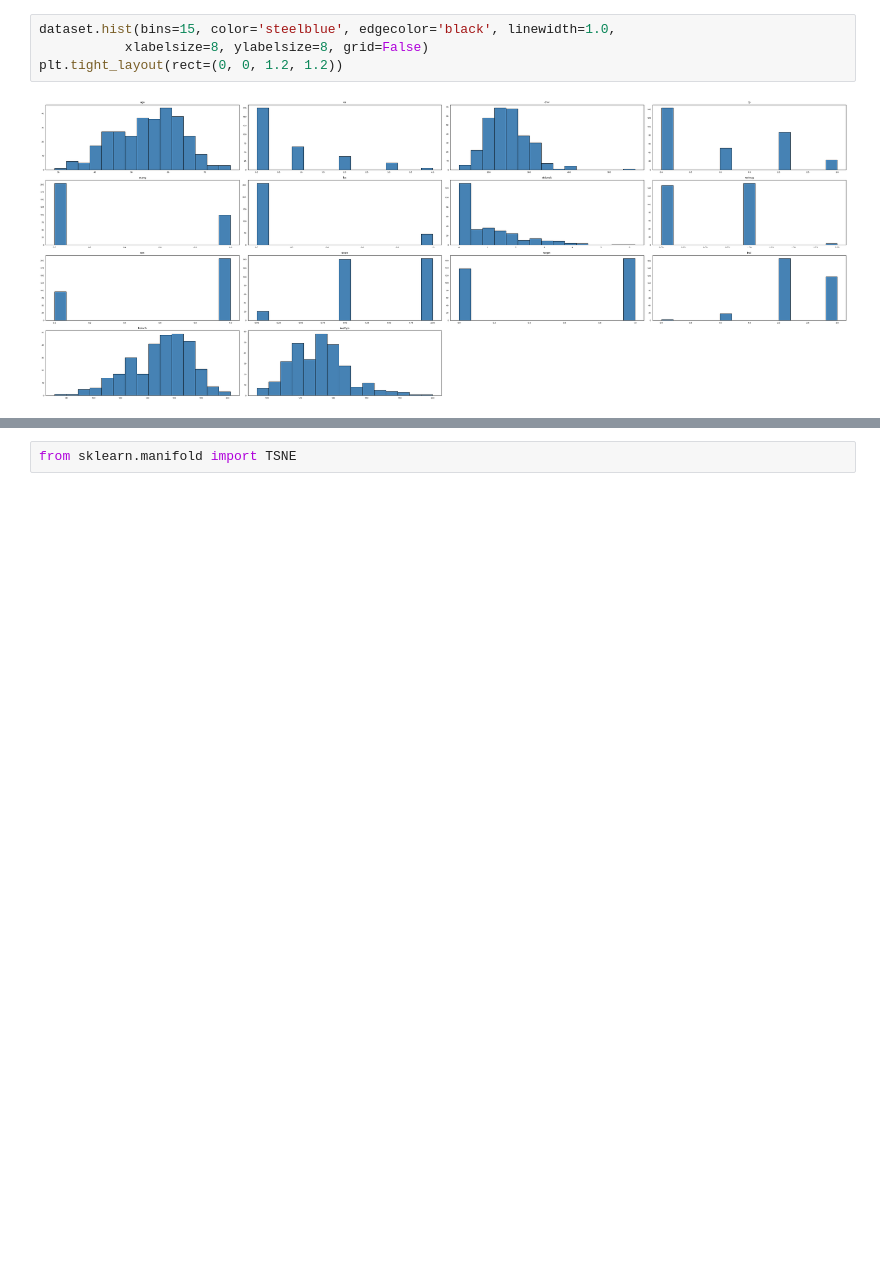
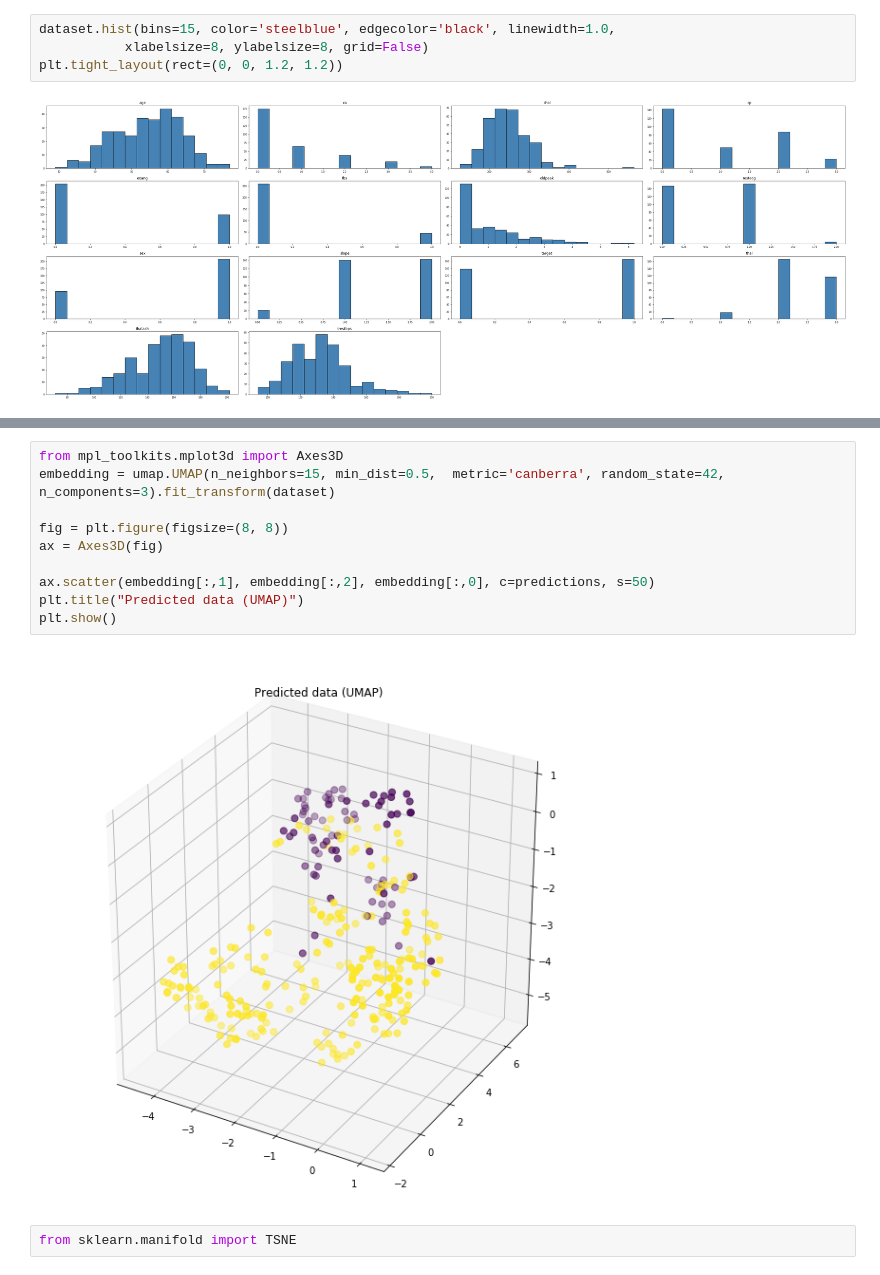
Before and after one commit to dayannn/DS-course, a Jupyter notebook: Lab2.ipynb, the cells around one changed output, grey strips where cells are left out. Cells and saved outputs as stored; diff of their text form; blank space fills up the shorter version.

```diff
--- a/Lab2.ipynb
+++ b/Lab2.ipynb
@@ -307,2 +298,14 @@ plt.show()
+# %%
+from mpl_toolkits.mplot3d import Axes3D
+embedding = umap.UMAP(n_neighbors=15, min_dist=0.5,  metric='canberra', random_state=42, n_components=3).fit_transform(dataset)
+
+fig = plt.figure(figsize=(8, 8))
+ax = Axes3D(fig)
+
+ax.scatter(embedding[:,1], embedding[:,2], embedding[:,0], c=predictions, s=50)
+plt.title("Predicted data (UMAP)")
+plt.show()
+# %% [output]
+[figure, added]
 # %%
 from sklearn.manifold import TSNE
```
Also changed, not shown: parts of 7 cells of this notebook.
